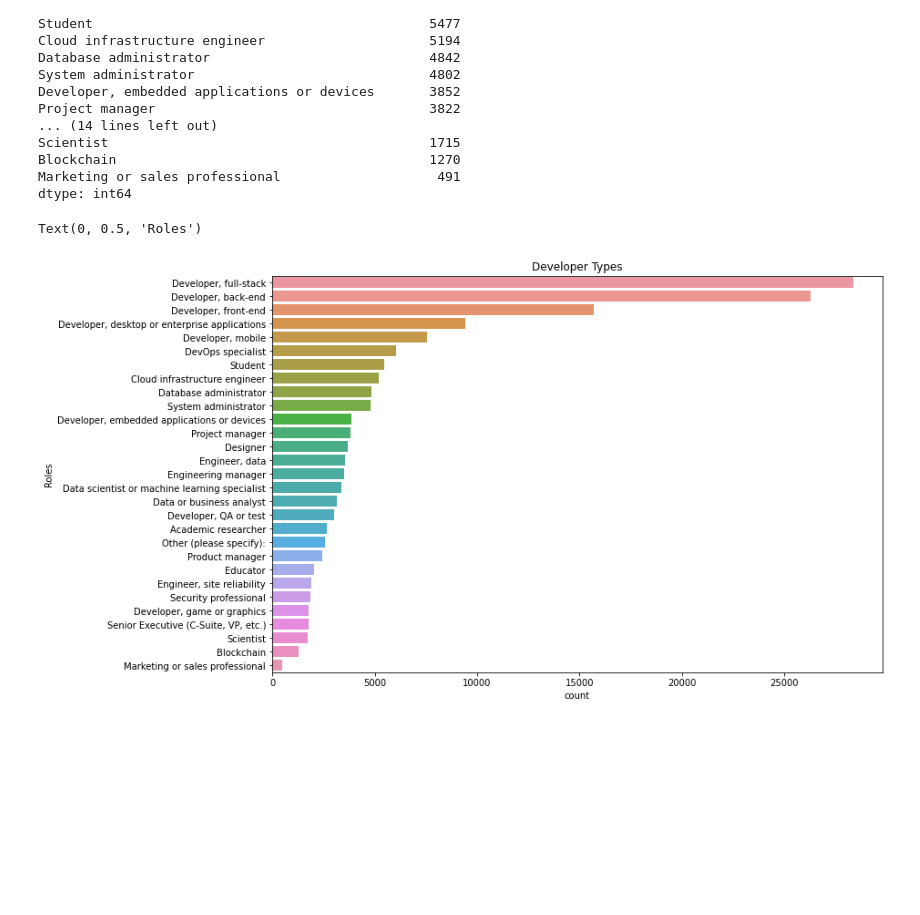
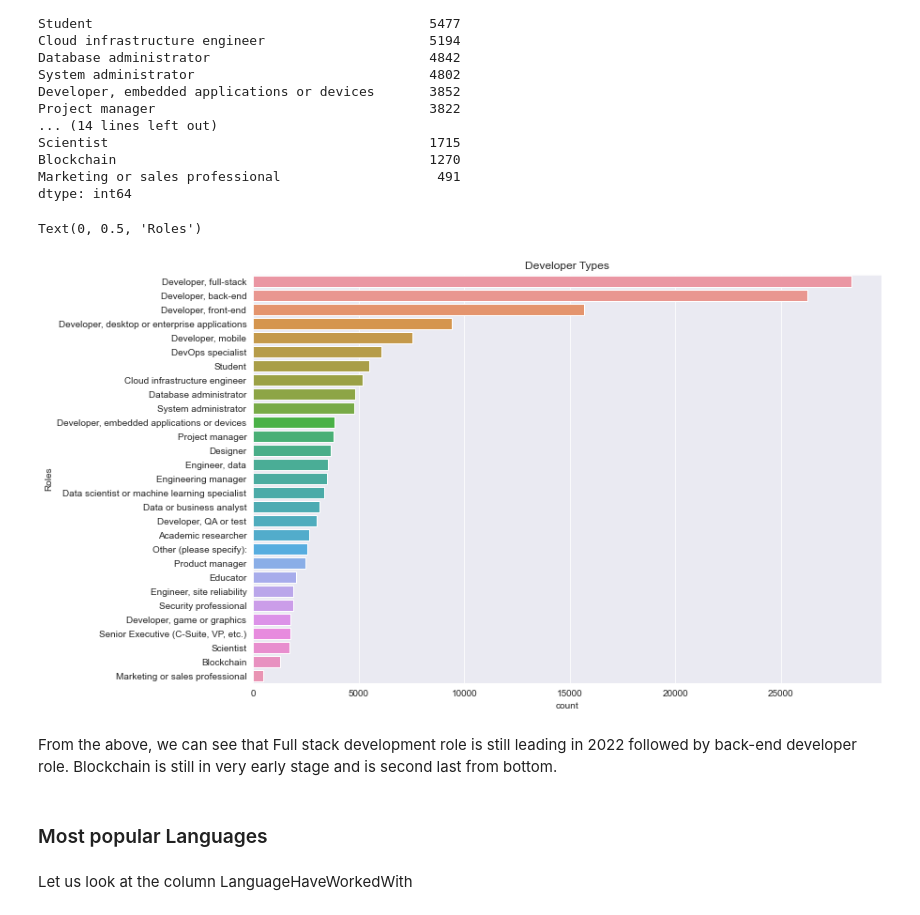
Before and after one commit to piyushrj100/Data_analysis, a Jupyter notebook: StackOverflow2022_EDA/Survey_2022.ipynb, the cells around one changed output. Saved outputs shown, nothing was run; the diff lists cells and outputs as text; code cells hidden in the pictures; blank space fills up the shorter version.

```diff
--- a/StackOverflow2022_EDA/Survey_2022.ipynb
+++ b/StackOverflow2022_EDA/Survey_2022.ipynb
@@ -315,7 +302,7 @@ Name: DevType, Length: 9852, dtype: int64
 # %% [markdown]
 As the survey allows for multiple roles to be entered, it really becomes harder to derive any useful insight for all the multiple roles. Let us define a function that turns a column containing list of roles into a dataframe with one column for each possible option
 # %%
-def split_devType(col_series) :
+def split_multicolumn(col_series) :
     dev_df = col_series.to_frame()
     options = []
 
@@ -327,7 +314,7 @@ def split_devType(col_series) :
             dev_df.at[index,option] = True
     return dev_df[options]
 # %%
-dev_type_df = split_devType(survey_select_df.DevType)
+dev_type_df = split_multicolumn(survey_select_df.DevType)
 dev_type_df
 # %% [output]
 |  | Data scientist or machine learnin... | Developer, front-end | Engineer, data | Engineer, site reliability | ... |
@@ -366,10 +353,17 @@ Marketing or sales professional                    491
 dtype: int64
 # %%
 plt.figure(figsize=(12, 8))
+sns.set_style('darkgrid')
 sns.barplot(x=dev_total, y=dev_total.index)
-plt.title("Developer Types");
+plt.title("Developer Types")
 plt.xlabel('count')
 plt.ylabel('Roles')
 # %% [output]
 Text(0, 0.5, 'Roles')
-[figure, old version]
+[figure, new version]
+# %% [markdown]
+From the above, we can see that Full stack development role is still leading in 2022 followed by back-end developer role. Blockchain is still in very early stage and is second last from bottom.
+# %% [markdown]
+### Most popular Languages
+# %% [markdown]
+Let us look at the column LanguageHaveWorkedWith
```
Also changed, not shown: parts of 8 cells of this notebook.
